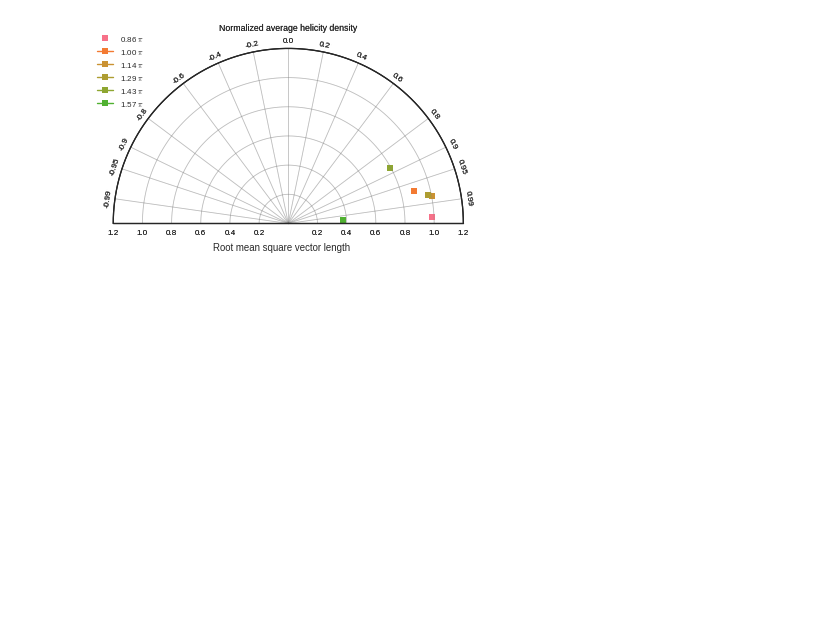
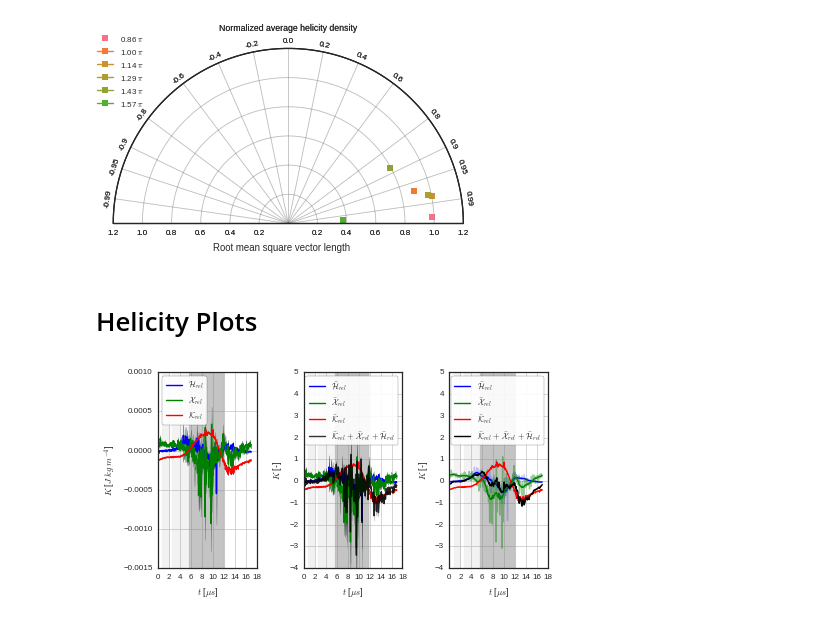
Before and after one commit to jensv/relative_canonical_helicity, a Jupyter notebook: thesis_figures/thesis_figures.ipynb, the cells around one changed output. Drawn from its saved outputs; the diff is of its cells as text; code cells hidden in the pictures; blank space fills up the shorter version.

```diff
--- a/thesis_figures/thesis_figures.ipynb
+++ b/thesis_figures/thesis_figures.ipynb
@@ -38,6 +38,19 @@ reload(vt)
 from invert_curl import invert_curl as inv_curl
 reload(inv_curl)
 import itertools
+# %%
+from scipy.constants import proton_mass as m_i
+from scipy.constants import elementary_charge as q_e
+import scipy.fftpack as fft
+from scipy.signal import boxcar, convolve
+
+import sys
+sys.path.append('..')
+
+from helicity_plots import plot_helicities
+reload(plot_helicities)
+compare_helicities = plot_helicities.compare_helicities
+compare_helicities_mean_std = plot_helicities.compare_helicities_mean_std
 # %%
 %matplotlib inline
 import matplotlib.pyplot as plt
@@ -608,3 +621,5 @@ diagram.ax.legend(bbox_to_anchor=[.03, 1.1],
 plt.savefig('vector_potential_quality.png', dpi=600)
 # %% [output]
 [figure]
+# %% [markdown]
+# Helicity Plots
@@ -610,0 +723,35 @@ plt.savefig('vector_potential_quality.png', dpi=600)
+# %%
+fig, axes = plt.subplots(1, 3, figsize=(6.5, 3.5))
+compare_helicities_mean_std(helicities,
+                             helicities_std,
+                             S_0_velocity=None,
+                             nondim=False,
+                             magnetic=False, kinetic=False, cross=False,
+                             normalize=False,
+                             labels_case="default",
+                             add_cross_magnetic=False, axes=axes[0])
+compare_helicities(helicities,
+                   S_0_velocity='u_alfven',
+                   nondim=True,
+                   magnetic=False, kinetic=False, cross=False,
+                   normalize='relative_magnetic',
+                   labels_case="dimless",
+                   filter_width_kinetic=15,
+                   filter_width_cross=15, ylim=(-4, 5),
+                   add_cross_magnetic=False, add_three=True, axes=axes[2])
+compare_helicities_mean_std(helicities,
+                            helicities_std,
+                            S_0_velocity='u_alfven',
+                            nondim=True,
+                            magnetic=False, kinetic=False, cross=False,
+                            normalize='relative_magnetic',
+                            labels_case="dimless",
+                            ylim=(-4, 5),
+                            add_cross_magnetic=False, add_three=True, axes=axes[1])
+axes[0].grid()
+axes[1].grid()
+axes[2].grid()
+plt.tight_layout()
+plt.savefig('helicities.png', dpi=600)
+# %% [output]
+[figure, added]
```
Also changed, not shown: parts of 3 cells of this notebook, 4 other files.
